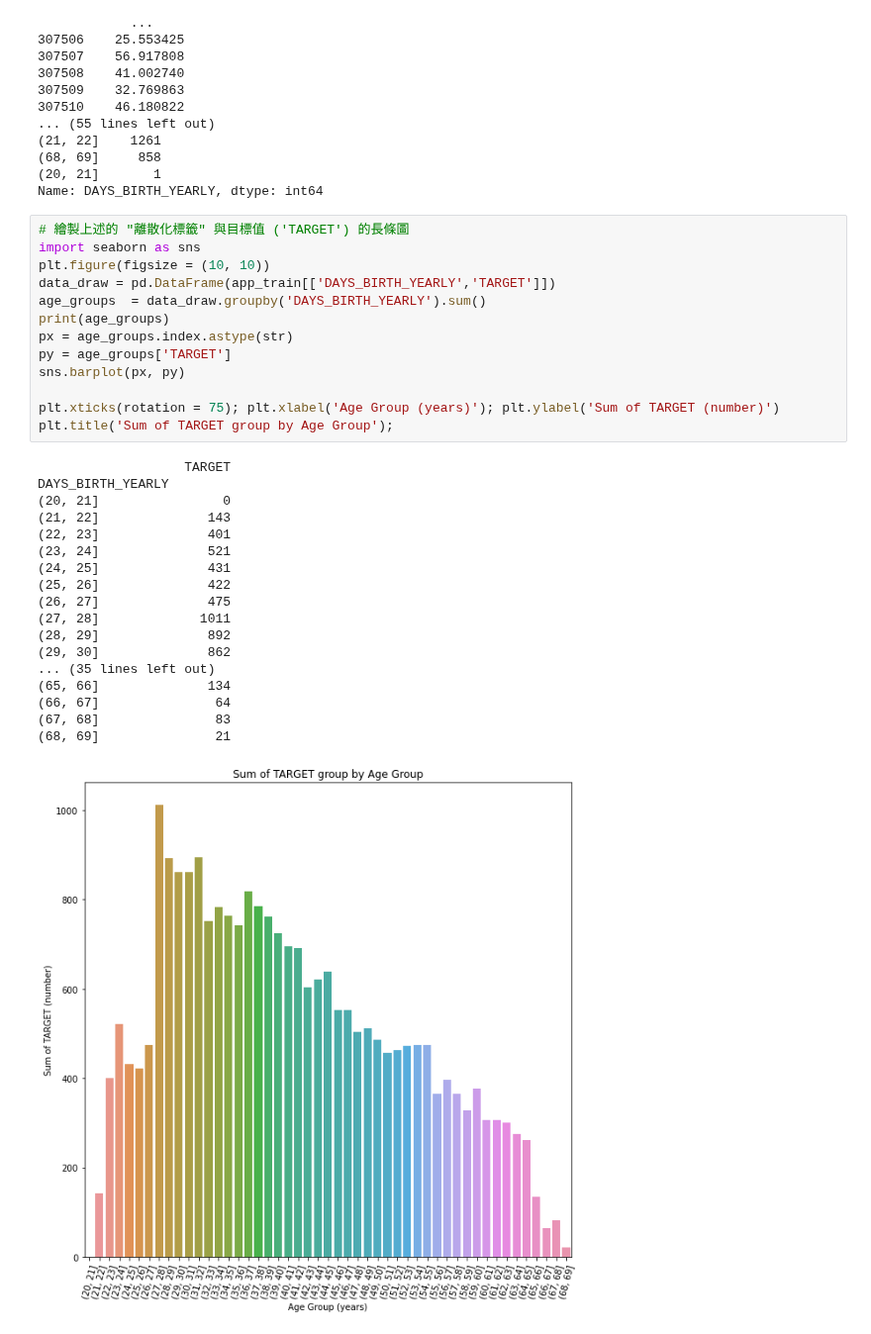
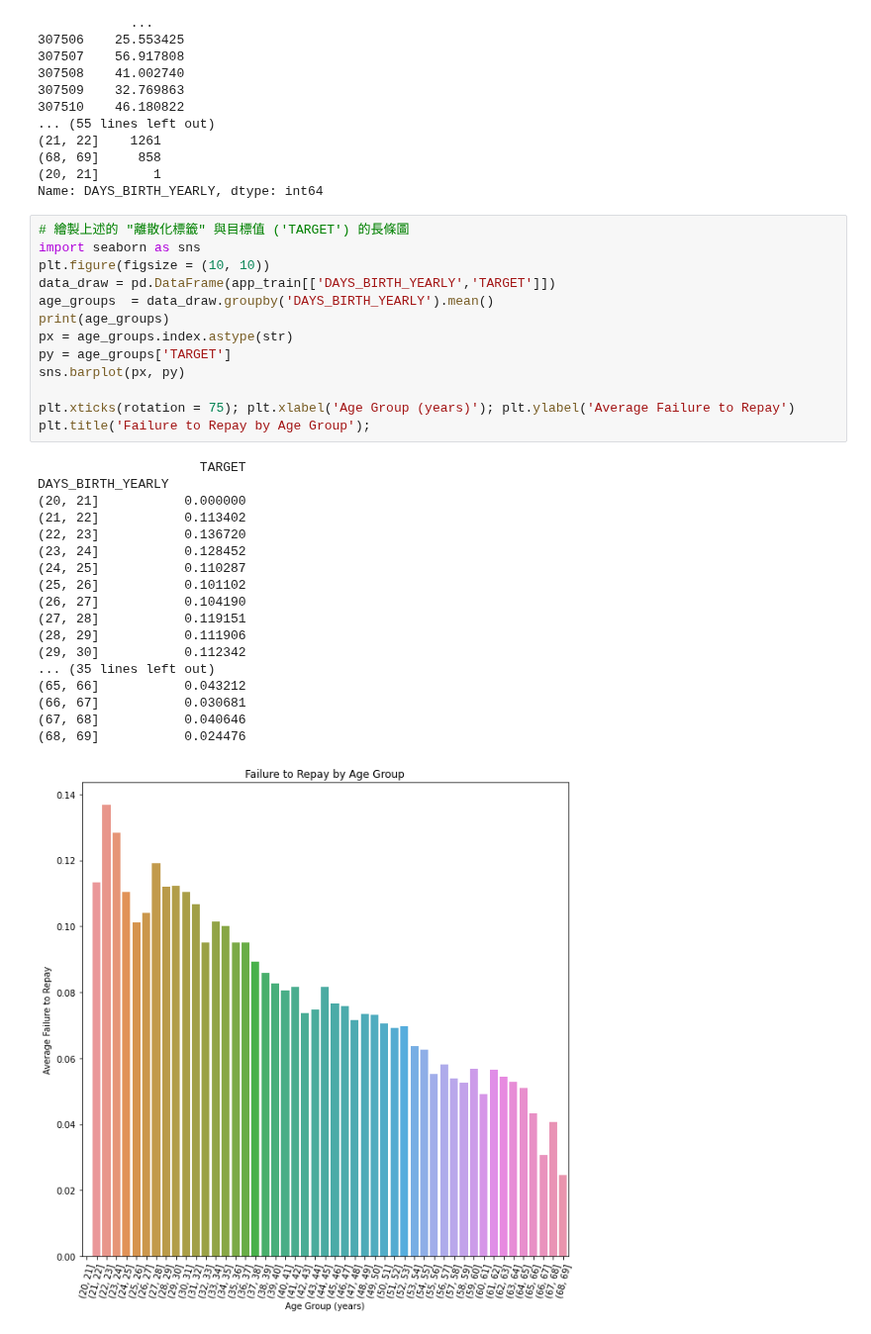
Before and after one commit to DunkLiao/4th-ML100Days, a Jupyter notebook: homework/Day_018_HW.ipynb, the cells around one changed output. Shown at 99% size. Saved outputs shown, nothing was run; the diff lists cells and outputs as text.

```diff
--- a/homework/Day_018_HW.ipynb
+++ b/homework/Day_018_HW.ipynb
@@ -127,32 +142,32 @@ Name: DAYS_BIRTH_YEARLY, dtype: int64
 # %%
 # 繪製上述的 "離散化標籤" 與目標值 ('TARGET') 的長條圖
 import seaborn as sns
 plt.figure(figsize = (10, 10))
 data_draw = pd.DataFrame(app_train[['DAYS_BIRTH_YEARLY','TARGET']])
-age_groups  = data_draw.groupby('DAYS_BIRTH_YEARLY').sum()
+age_groups  = data_draw.groupby('DAYS_BIRTH_YEARLY').mean()
 print(age_groups)
 px = age_groups.index.astype(str)
 py = age_groups['TARGET']
 sns.barplot(px, py)
 
-plt.xticks(rotation = 75); plt.xlabel('Age Group (years)'); plt.ylabel('Sum of TARGET (number)')
-plt.title('Sum of TARGET group by Age Group');
+plt.xticks(rotation = 75); plt.xlabel('Age Group (years)'); plt.ylabel('Average Failure to Repay')
+plt.title('Failure to Repay by Age Group');
 # %% [output]
-                   TARGET
+                     TARGET
 DAYS_BIRTH_YEARLY
-(20, 21]                0
-(21, 22]              143
-(22, 23]              401
-(23, 24]              521
-(24, 25]              431
-(25, 26]              422
-(26, 27]              475
-(27, 28]             1011
-(28, 29]              892
-(29, 30]              862
+(20, 21]           0.000000
+(21, 22]           0.113402
+(22, 23]           0.136720
+(23, 24]           0.128452
+(24, 25]           0.110287
+(25, 26]           0.101102
+(26, 27]           0.104190
+(27, 28]           0.119151
+(28, 29]           0.111906
+(29, 30]           0.112342
 ... (35 lines left out)
-(65, 66]              134
-(66, 67]               64
-(67, 68]               83
-(68, 69]               21
+(65, 66]           0.043212
+(66, 67]           0.030681
+(67, 68]           0.040646
+(68, 69]           0.024476
-[figure, old version]
+[figure, new version]
```
Also changed, not shown: parts of 3 cells of this notebook.
